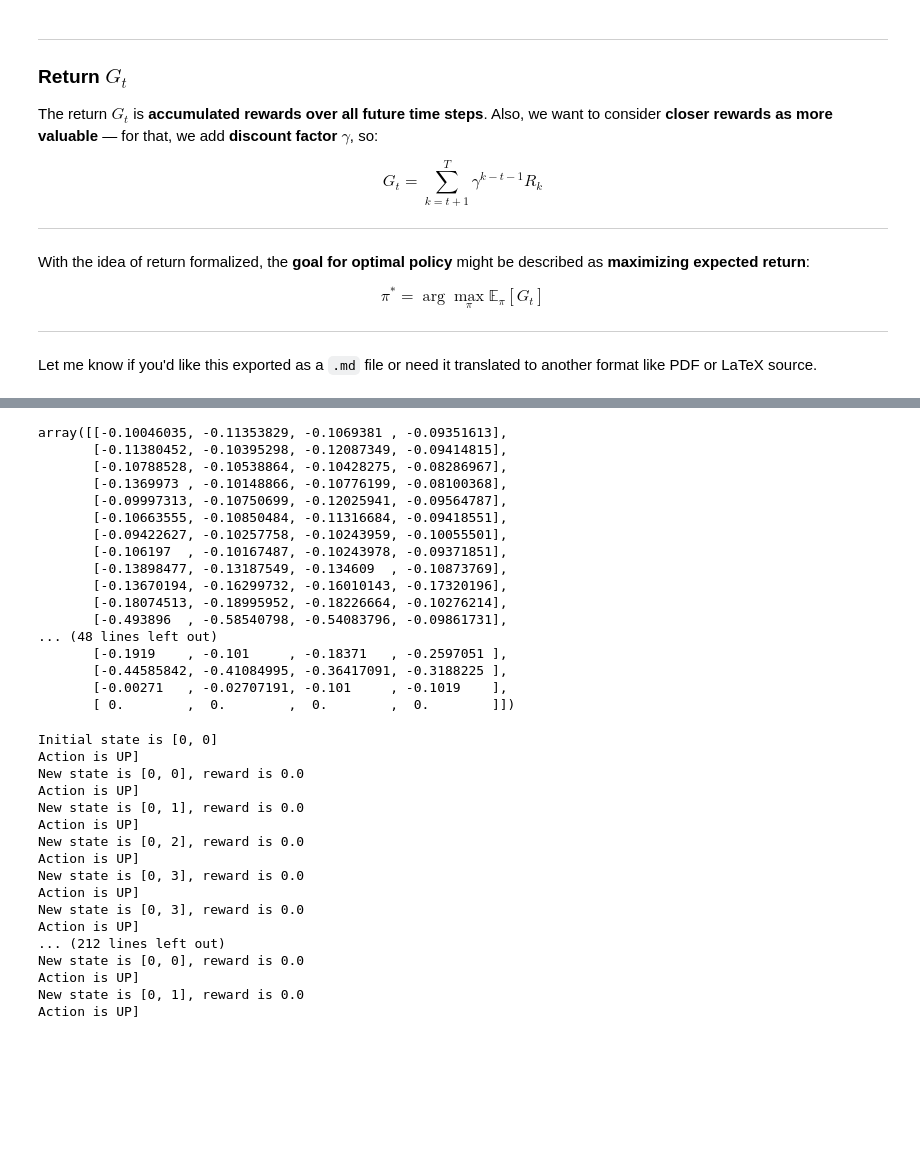
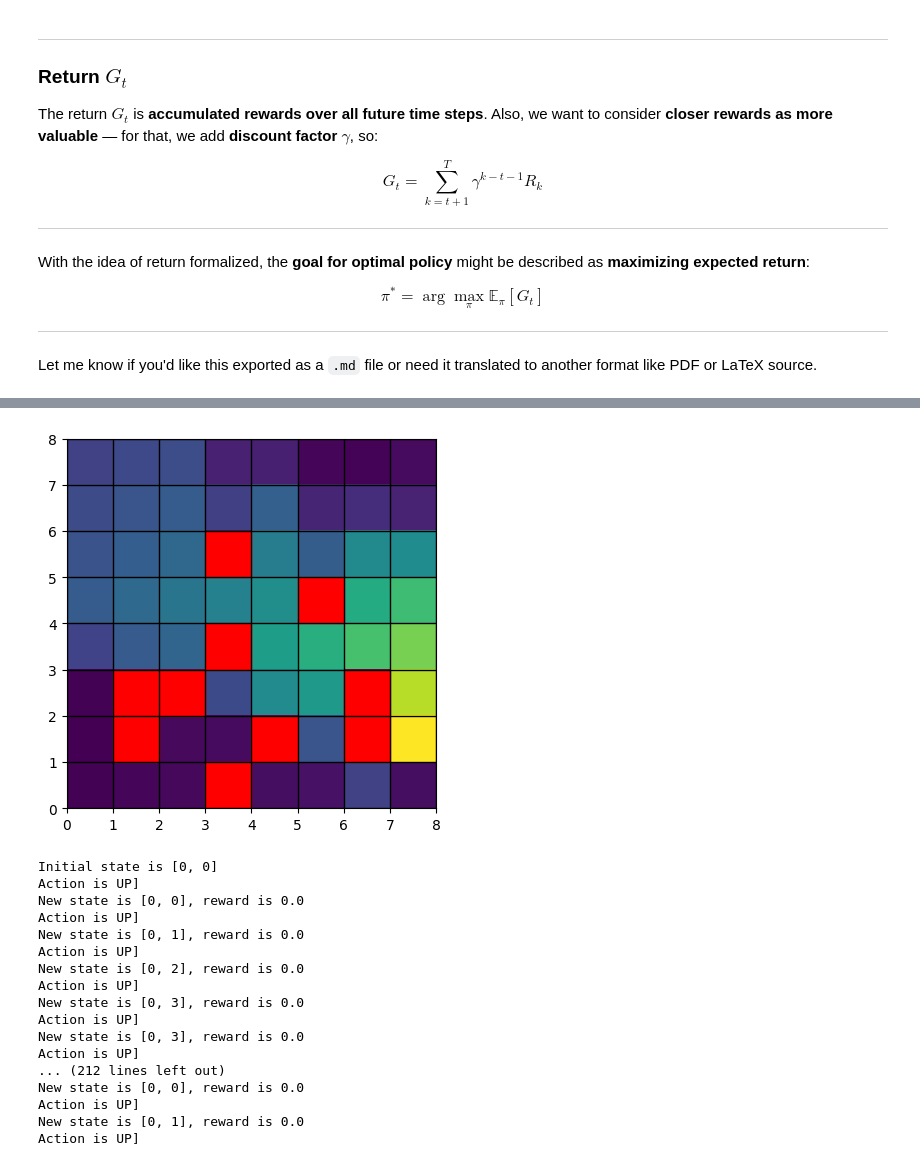
Before and after one commit to 33may/ml_portfolio, a Jupyter notebook: AIA/rl/frozen_lake.ipynb, the cells around one changed output, grey strips where cells are left out. Saved outputs shown, nothing was run; the diff lists cells and outputs as text; code cells hidden in the pictures; blank space fills up the shorter version.

Commit message:
start q table ploting

```diff
--- a/AIA/rl/frozen_lake.ipynb
+++ b/AIA/rl/frozen_lake.ipynb
@@ -306,23 +306,38 @@ Episode 5793 | Reward: -1.0
 # %%
-q_table
+def plot_q_table(q_table):
+    values = q_table.max(axis=1)
+    actions = q_table.argmax(axis=1)
+
+    values_grid = values.reshape(8,8)
+    actions_grid = actions.reshape(8,8)
+
+    plt.imshow(
+        values_grid,
+        origin='upper',
+        extent=[0, 8, 0, 8],
+        interpolation='nearest',
+        aspect='equal'
+    )
+    plt.grid(which='major', axis='both', linestyle='-', color='k', linewidth=1)
+
+    highlight_cells = [(5,3), (3,3), (4,5),(2,2), (2,1), (1,1), (0,3), (1,4), (1,6), (2,6)]
+
+    ax = plt.gca()
+    for (row, col) in highlight_cells:
+        rect = plt.Rectangle(
+                (col, row),
+                1, 1,
+                fill=True,
+                color='red',
+                alpha=1
+            )
+        ax.add_patch(rect)
+
+    plt.show()
+
+plot_q_table(q_table)
 # %% [output]
-array([[-0.10046035, -0.11353829, -0.1069381 , -0.09351613],
-       [-0.11380452, -0.10395298, -0.12087349, -0.09414815],
-       [-0.10788528, -0.10538864, -0.10428275, -0.08286967],
-       [-0.1369973 , -0.10148866, -0.10776199, -0.08100368],
-       [-0.09997313, -0.10750699, -0.12025941, -0.09564787],
-       [-0.10663555, -0.10850484, -0.11316684, -0.09418551],
-       [-0.09422627, -0.10257758, -0.10243959, -0.10055501],
-       [-0.106197  , -0.10167487, -0.10243978, -0.09371851],
-       [-0.13898477, -0.13187549, -0.134609  , -0.10873769],
-       [-0.13670194, -0.16299732, -0.16010143, -0.17320196],
-       [-0.18074513, -0.18995952, -0.18226664, -0.10276214],
-       [-0.493896  , -0.58540798, -0.54083796, -0.09861731],
-... (48 lines left out)
-       [-0.1919    , -0.101     , -0.18371   , -0.2597051 ],
-       [-0.44585842, -0.41084995, -0.36417091, -0.3188225 ],
-       [-0.00271   , -0.02707191, -0.101     , -0.1019    ],
-       [ 0.        ,  0.        ,  0.        ,  0.        ]])
+[figure, added]
 # %%
 run(q_table, episodes=1)
 # %% [output]
```
Also changed, not shown: parts of 3 cells of this notebook.
